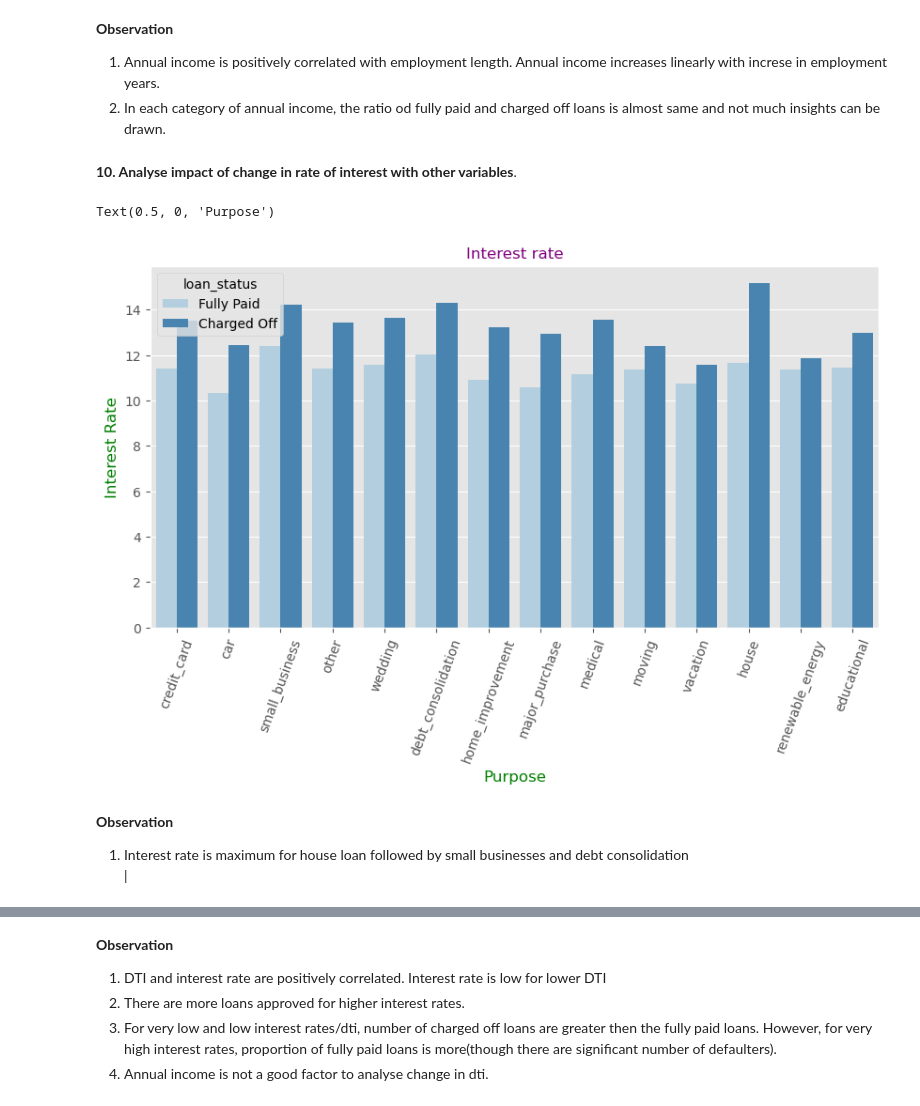
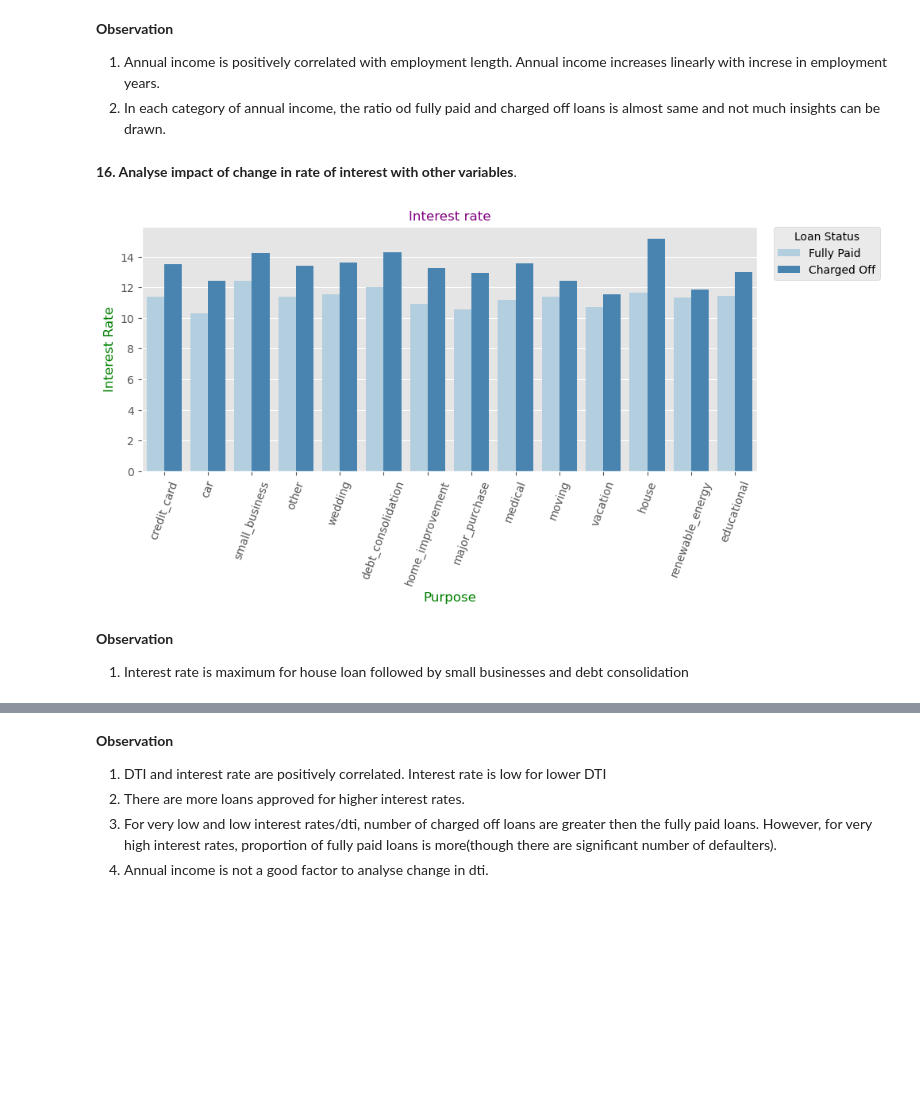
Before and after one commit to andrea-naz7/Lending_CaseStudy, a Jupyter notebook: Andrea_Shagun.ipynb, the cells around one changed output, grey strips where cells are left out. Drawn from its saved outputs; the diff is of its cells as text; code cells hidden in the pictures; blank space fills up the shorter version.

Commit message:
Final solution w/ texts

```diff
--- a/Andrea_Shagun.ipynb
+++ b/Andrea_Shagun.ipynb
@@ -1437,20 +1431,20 @@ plt.legend(bbox_to_anchor=(1.2, 1), borderaxespad=0)
 1. Annual income is positively correlated with employment length. Annual income increases linearly with increse in employment years.<br>
 2. In each category of annual income, the ratio od fully paid and charged off loans is almost same and not much insights can be drawn.
 # %% [markdown]
-**10. Analyse impact of change in rate of interest with other variables**.<br>
+**16. Analyse impact of change in rate of interest with other variables**.<br>
 # %%
-plt.figure(figsize=(10,5))
+plt.figure(figsize=(10,4))
 plt.title("Interest rate",
           fontdict={'fontsize':12,'fontweight':5,'color':'Purple'})
 plt.xticks(rotation=70)
 sns.barplot(data=inp4, x='purpose',y='int_rate',hue='loan_status', palette='Blues',ci=0 )
 plt.ylabel("Interest Rate",fontdict={'fontsize':12,'fontweight':5,'color':'Green'})
 plt.xlabel("Purpose",fontdict={'fontsize':12,'fontweight':5,'color':'Green'})
+plt.legend(title='Loan Status',bbox_to_anchor=(1.2, 1), borderaxespad=0)
+plt.show()
 # %% [output]
-Text(0.5, 0, 'Purpose')
-[figure, old version]
+[figure, new version]
 # %% [markdown]
 **Observation**<br>
 1. Interest rate is maximum for house loan followed by small businesses and debt consolidation<br>
-|
 # %%
```
Also changed, not shown: parts of 29 cells of this notebook.
